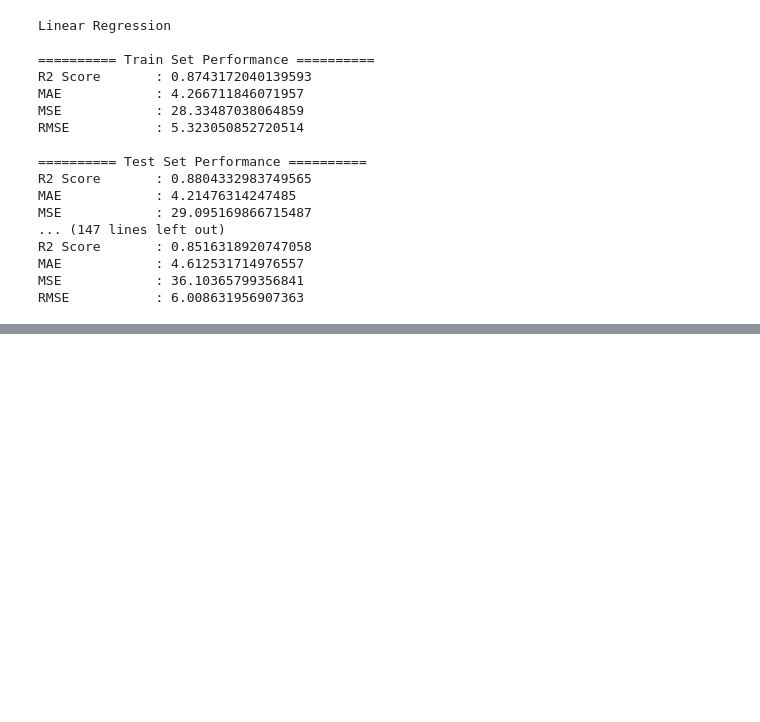
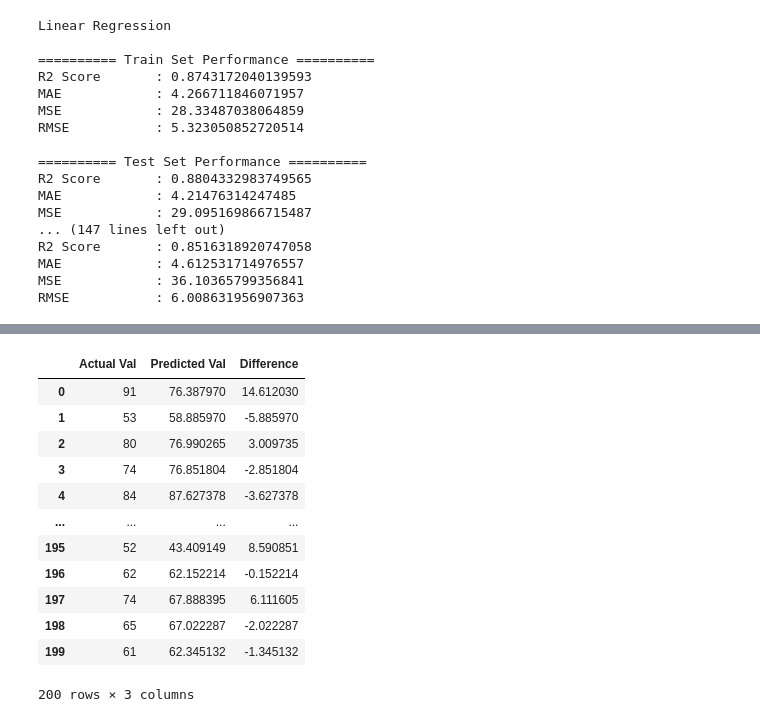
Before and after one commit to YousufBhatti556/ML-projects, a Jupyter notebook: notebook/ModelTraining.ipynb, the cells around one changed output, grey strips where cells are left out. Cells and saved outputs as stored; diff of their text form; code cells hidden in the pictures; blank space fills up the shorter version.

```diff
--- a/notebook/ModelTraining.ipynb
+++ b/notebook/ModelTraining.ipynb
@@ -230,0 +250,22 @@ pd.DataFrame(list(zip(model_list,r2_list)),columns=["Models","r2_score"]).sort_v
+# %%
+pred_df = pd.DataFrame({
+    "Actual Val": y_test,
+    "Predicted Val": y_pred,
+    "Difference": y_test - y_pred
+})
+# %%
+pred_df.reset_index(drop=True)
+# %% [output]
+|  | Actual Val | Predicted Val | Difference |
+| 0 | 91 | 76.387970 | 14.612030 |
+| 1 | 53 | 58.885970 | -5.885970 |
+| 2 | 80 | 76.990265 | 3.009735 |
+| 3 | 74 | 76.851804 | -2.851804 |
+| 4 | 84 | 87.627378 | -3.627378 |
+| ... | ... | ... | ... |
+| 195 | 52 | 43.409149 | 8.590851 |
+| 196 | 62 | 62.152214 | -0.152214 |
+| 197 | 74 | 67.888395 | 6.111605 |
+| 198 | 65 | 67.022287 | -2.022287 |
+| 199 | 61 | 62.345132 | -1.345132 |
+200 rows × 3 columns
```
Also changed, not shown: parts of 6 cells of this notebook, 1 other file.
